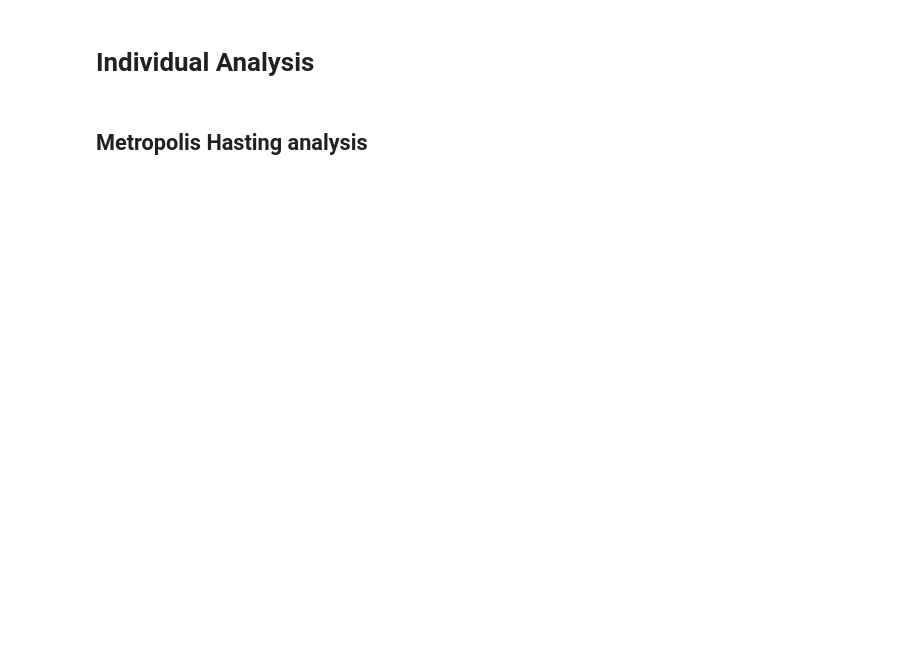
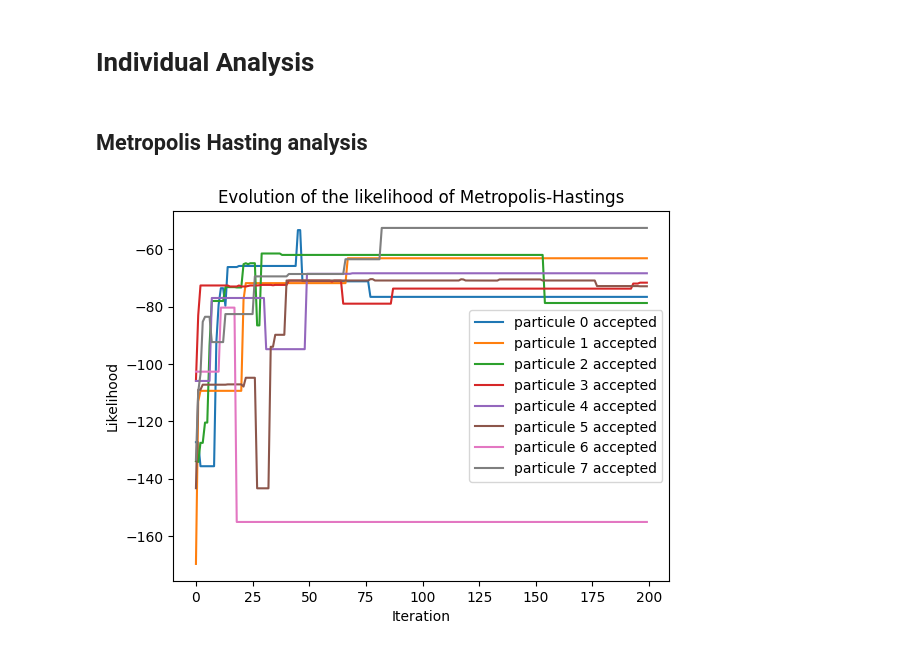
Before and after one commit to flowersteam/WorldLLM, a Jupyter notebook: analysis_MH.ipynb, the cells around one changed output. Drawn from its saved outputs; the diff is of its cells as text; code cells hidden in the pictures; blank space fills up the shorter version.

```diff
--- a/analysis_MH.ipynb
+++ b/analysis_MH.ipynb
@@ -84,4 +84,15 @@ for incr, ind in enumerate(best_rules_ind):
 # Individual Analysis
 # %% [markdown]
 ## Metropolis Hasting analysis
+# %%
+plt.figure()
+for seed in range(all_rules.shape[0]):
+    plt.plot(all_likelihoods[seed,all_prev_rules_ind[seed,1:]], label="particule "+ str(seed)+" accepted")
+plt.xlabel("Iteration")
+plt.ylabel("Likelihood")
+plt.legend()
+plt.title("Evolution of the likelihood of Metropolis-Hastings")
+plt.show()
+# %% [output]
+[figure, added]
 # %%
```
Also changed, not shown: parts of 7 cells of this notebook, 1 other file.
